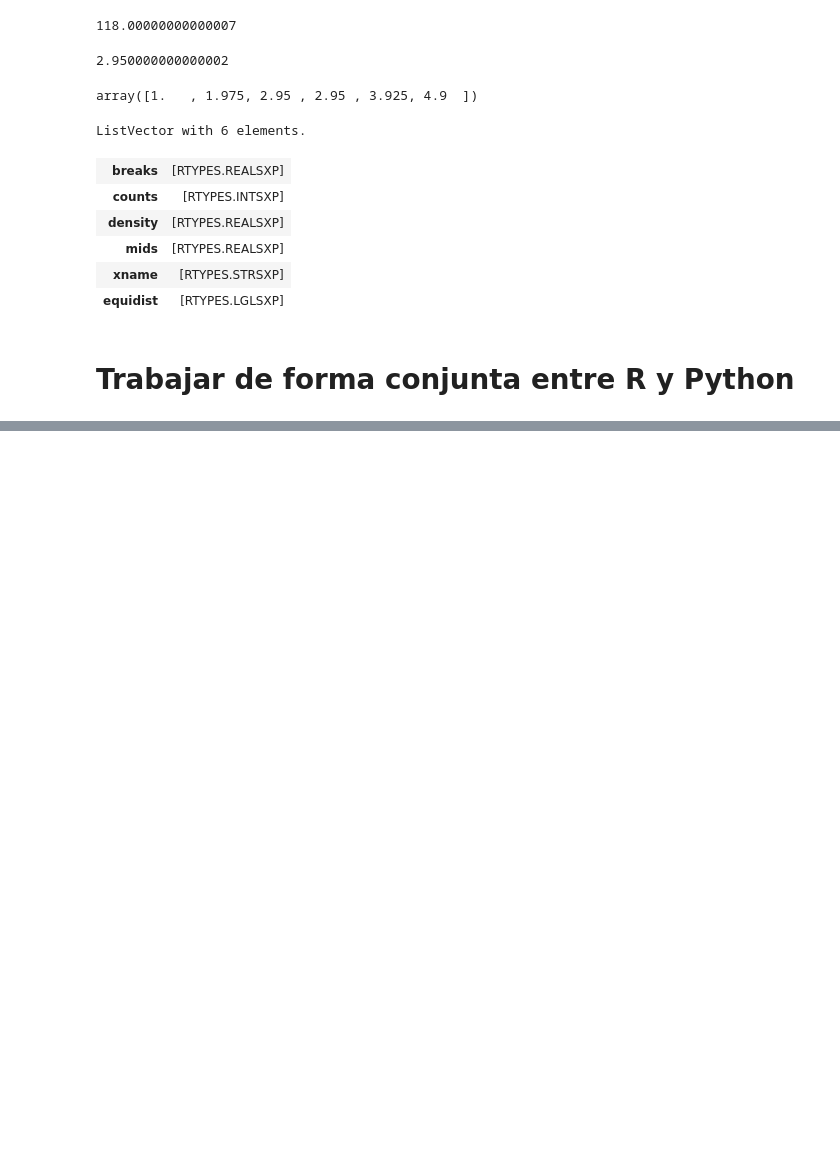
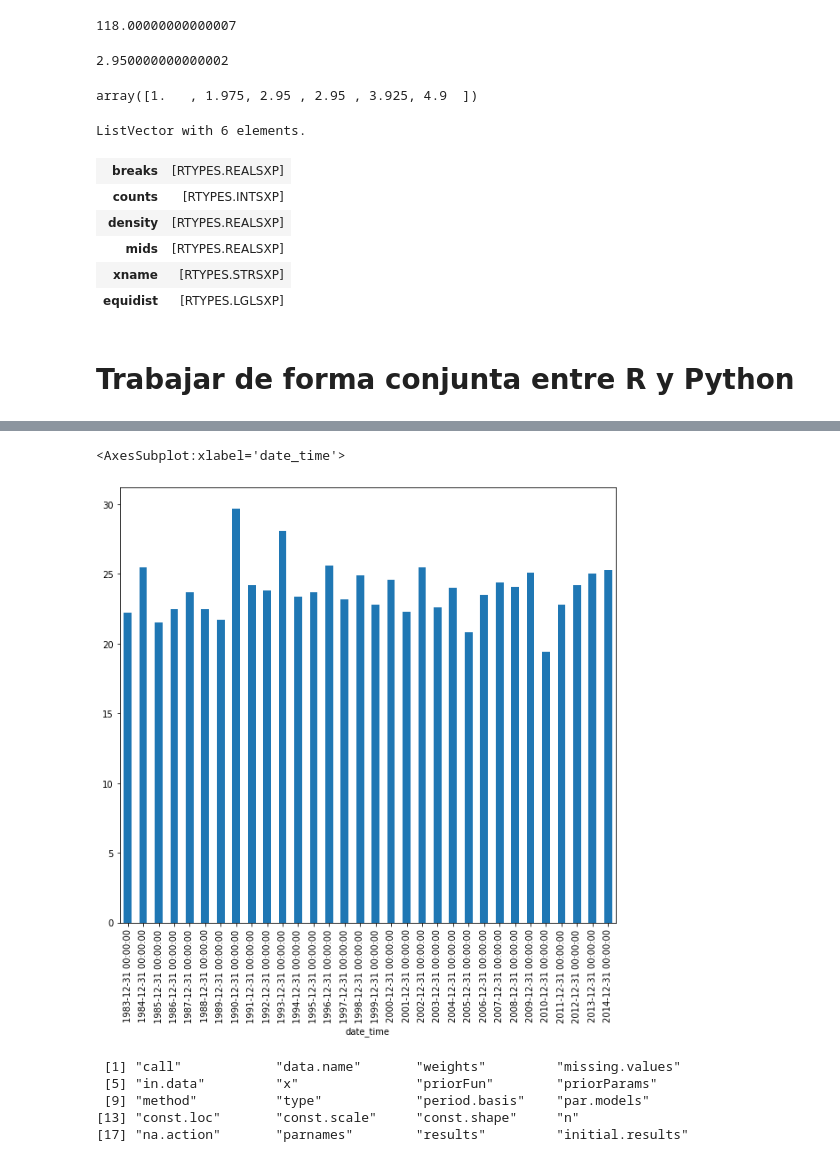
Before and after one commit to PabloTabilo/ml-ds-python, a Jupyter notebook: notebooks/T13 - 1 - RyPython.ipynb, the cells around one changed output, grey strips where cells are left out. Saved outputs shown, nothing was run; the diff lists cells and outputs as text; code cells hidden in the pictures; blank space fills up the shorter version.

```diff
--- a/notebooks/T13 - 1 - RyPython.ipynb
+++ b/notebooks/T13 - 1 - RyPython.ipynb
@@ -112,0 +135,4 @@ extremes = importr("extRemes")
+# %%
+data = pd.read_csv("../datasets/time/time_series.txt",
+                   sep="\s*",skiprows=1,parse_dates=[[0,1]],
+                   names=["date","time","wind_speed"],index_col=0)
@@ -112,0 +153,2 @@ extremes = importr("extRemes")
+# %%
+max_ws = data.wind_speed.groupby(pd.Grouper(freq="A")).max()
@@ -112,0 +175,5 @@ extremes = importr("extRemes")
+# %%
+max_ws.plot(kind="bar",figsize=(10,9))
+# %% [output]
+<AxesSubplot:xlabel='date_time'>
+[figure, added]
@@ -112,0 +182,8 @@ extremes = importr("extRemes")
+# %%
+print(result.names)
+# %% [output]
+ [1] "call"            "data.name"       "weights"         "missing.values"
+ [5] "in.data"         "x"               "priorFun"        "priorParams"
+ [9] "method"          "type"            "period.basis"    "par.models"
+[13] "const.loc"       "const.scale"     "const.shape"     "n"
+[17] "na.action"       "parnames"        "results"         "initial.results"
```
Also changed, not shown: parts of 20 cells of this notebook.
